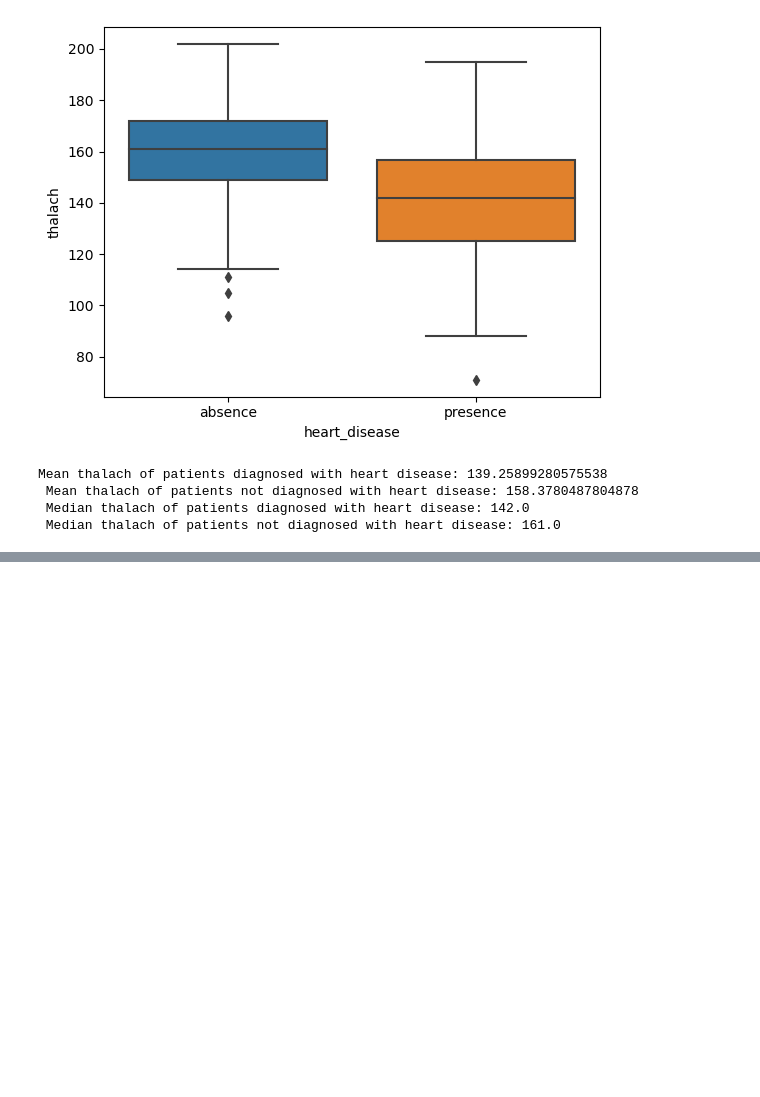
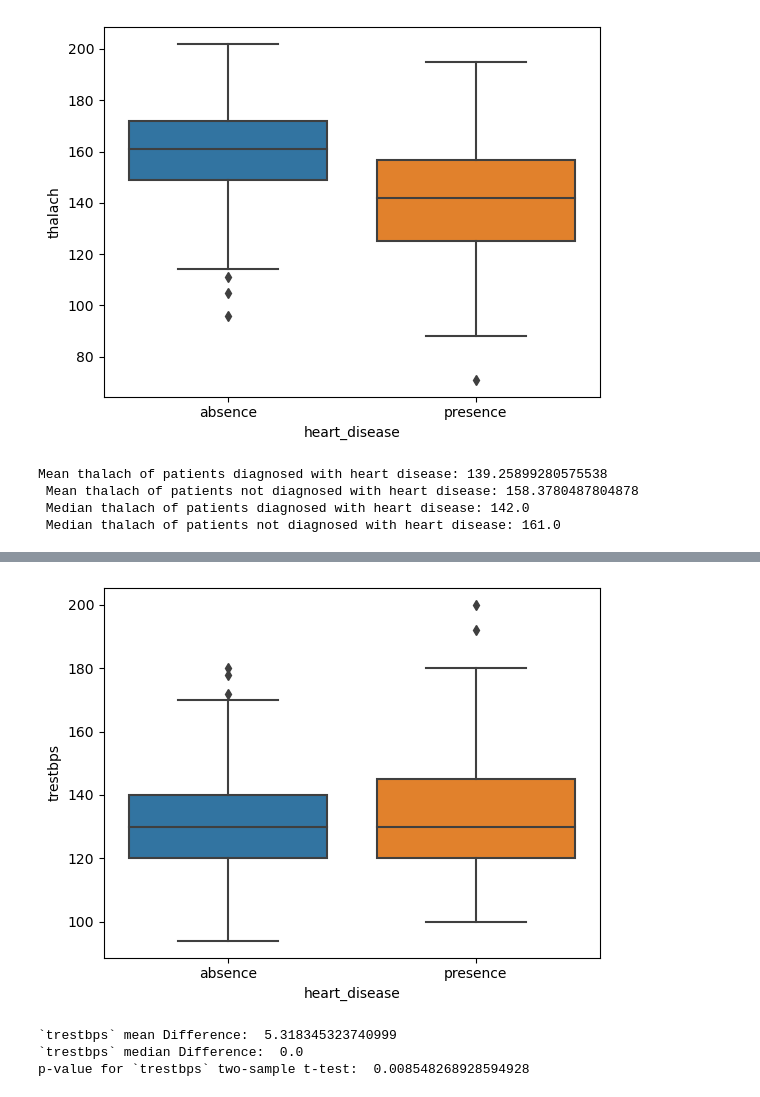
Before and after one commit to fatemehaa/DS-ML-Git-Projects, a Jupyter notebook: Heart Disease Research Part II/heart-disease-research-part-2.ipynb, the cells around one changed output, grey strips where cells are left out. Drawn from its saved outputs; the diff is of its cells as text; code cells hidden in the pictures; blank space fills up the shorter version.

```diff
--- a/Heart Disease Research Part II/heart-disease-research-part-2.ipynb
+++ b/Heart Disease Research Part II/heart-disease-research-part-2.ipynb
@@ -37,0 +67,20 @@ Mean thalach of patients diagnosed with heart disease: 139.25899280575538
+# %%
+#trestbps
+plt.clf()
+sns.boxplot(x=heart.heart_disease, y=heart.trestbps)
+plt.show()
+
+trestbps_hd = heart.trestbps[heart.heart_disease == 'presence']
+trestbps_no_hd = heart.trestbps[heart.heart_disease == 'absence']
+
+mean_diff = np.mean(trestbps_hd) - np.mean(trestbps_no_hd)
+print('`trestbps` mean Difference: ', mean_diff)
+med_diff = np.median(trestbps_hd) - np.median(trestbps_no_hd)
+print('`trestbps` median Difference: ', med_diff)
+tstat, pval = ttest_ind(trestbps_hd, trestbps_no_hd)
+print('p-value for `trestbps` two-sample t-test: ', pval)
+# %% [output]
+[figure, added]
+`trestbps` mean Difference:  5.318345323740999
+`trestbps` median Difference:  0.0
+p-value for `trestbps` two-sample t-test:  0.008548268928594928
```
Also changed, not shown: parts of 5 cells of this notebook.
